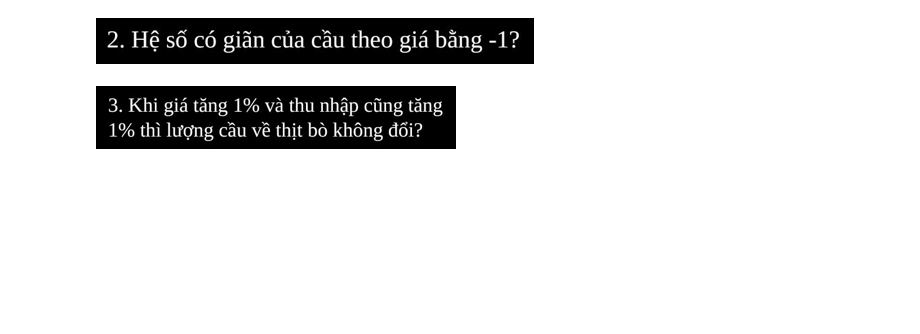
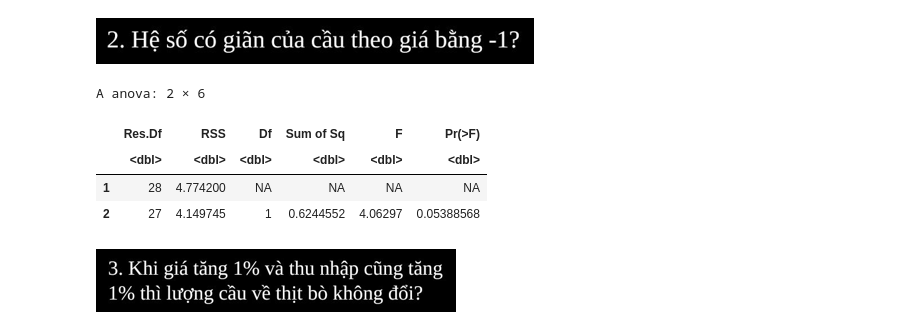
Before and after one commit to khanhtrinh2003/Kinh-te-luong-NEU, a Jupyter notebook: Kiểm tra/de2.ipynb, the cells around one changed output. Saved outputs shown, nothing was run; the diff lists cells and outputs as text; code cells hidden in the pictures; blank space fills up the shorter version.

```diff
--- a/Kiểm tra/de2.ipynb
+++ b/Kiểm tra/de2.ipynb
@@ -19,5 +64,5 @@ df <- read.table("ch3_bt5.txt",header = TRUE)
 # %% [markdown]
 ![image.png](attachment:image.png)
 # %%
-hq <- lm(data = df,log(q)~log(y)+log(p))
+hq <- lm(data = df,log(Q)~log(Y)+log(P))
 summary(hq)
@@ -24,7 +88,13 @@ summary(hq)
 # %% [markdown]
 ![image.png](attachment:image.png)
 # %%
-linearHypothesis(hq,c("log(p)=-1"))
+linearHypothesis(hq,c("log(P)=-1"))
+# %% [output]
+A anova: 2 × 6
+|  | Res.Df | RSS | Df | Sum of Sq | F | Pr(>F) |
+|  | <dbl> | <dbl> | <dbl> | <dbl> | <dbl> | <dbl> |
+| 1 | 28 | 4.774200 | NA | NA | NA | NA |
+| 2 | 27 | 4.149745 | 1 | 0.6244552 | 4.06297 | 0.05388568 |
 # %% [markdown]
 ![image.png](attachment:image.png)
 # %%
```
Also changed, not shown: parts of 12 cells of this notebook.
